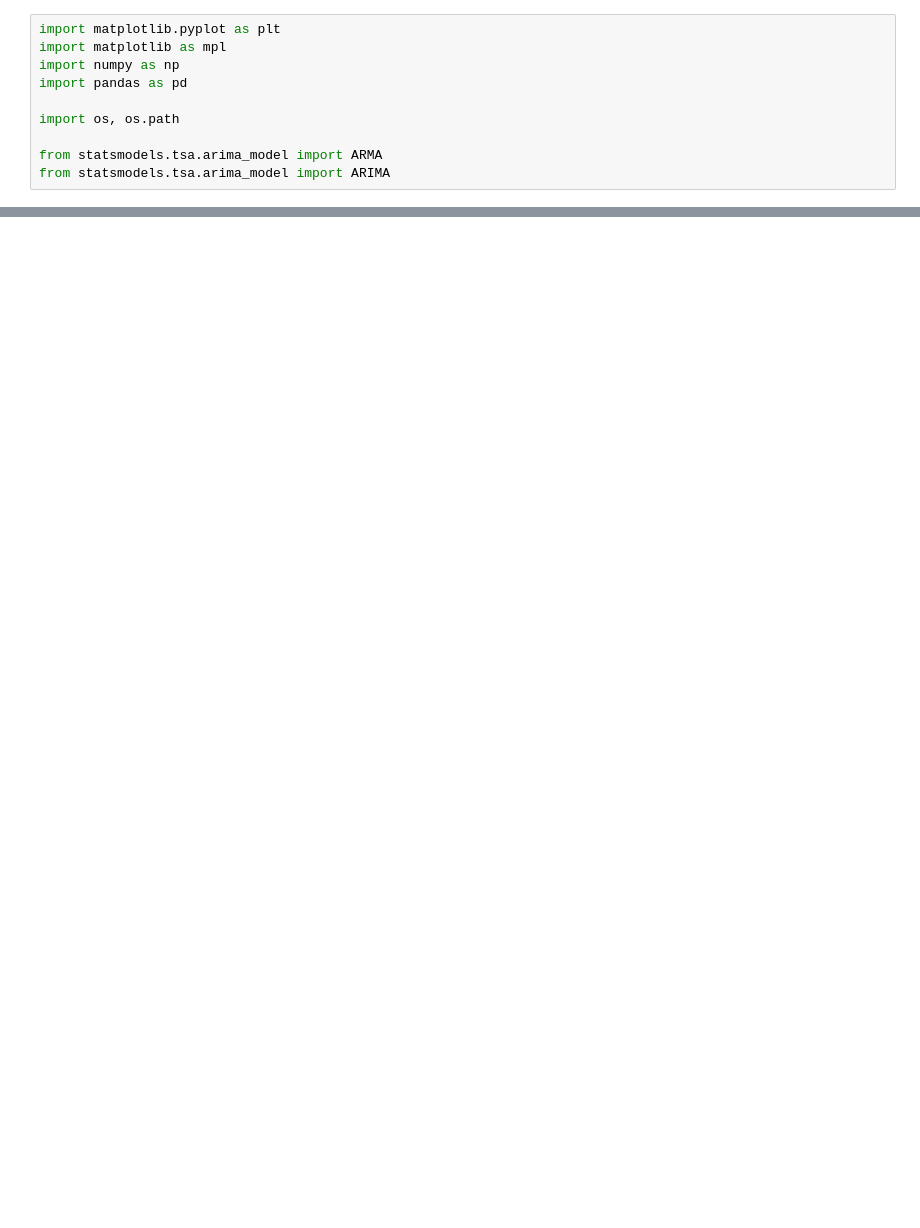
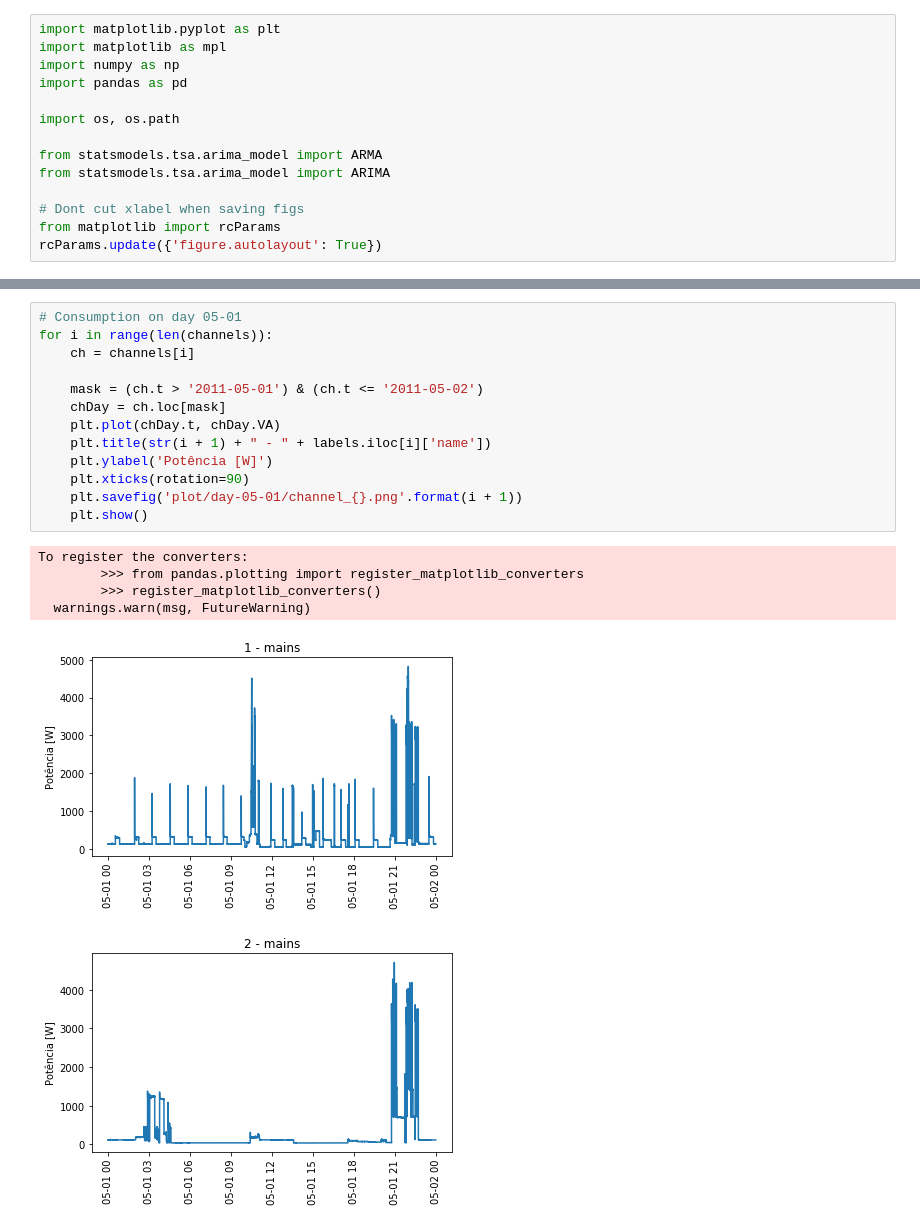
Before and after one commit to tiagoyukio12/TCC-2019, a Jupyter notebook: predicao/predicao.ipynb, the cells around one changed output, grey strips where cells are left out. Cells and saved outputs as stored; diff of their text form; blank space fills up the shorter version.

Commit message:
Plot graphs for specific day

```diff
--- a/predicao/predicao.ipynb
+++ b/predicao/predicao.ipynb
@@ -8,4 +8,8 @@ import os, os.path
 
 from statsmodels.tsa.arima_model import ARMA
 from statsmodels.tsa.arima_model import ARIMA
+
+# Dont cut xlabel when saving figs
+from matplotlib import rcParams
+rcParams.update({'figure.autolayout': True})
 # %%
@@ -47,0 +47,20 @@ channels[5]
+# %%
+# Consumption on day 05-01
+for i in range(len(channels)):
+    ch = channels[i]
+
+    mask = (ch.t > '2011-05-01') & (ch.t <= '2011-05-02')
+    chDay = ch.loc[mask]
+    plt.plot(chDay.t, chDay.VA)
+    plt.title(str(i + 1) + " - " + labels.iloc[i]['name'])
+    plt.ylabel('Potência [W]')
+    plt.xticks(rotation=90)
+    plt.savefig('plot/day-05-01/channel_{}.png'.format(i + 1))
+    plt.show()
+# %% [output]
+To register the converters:
+        >>> from pandas.plotting import register_matplotlib_converters
+        >>> register_matplotlib_converters()
+  warnings.warn(msg, FutureWarning)
+[figure, added]
+[figure, added]
```
Also changed, not shown: parts of 15 cells of this notebook.
